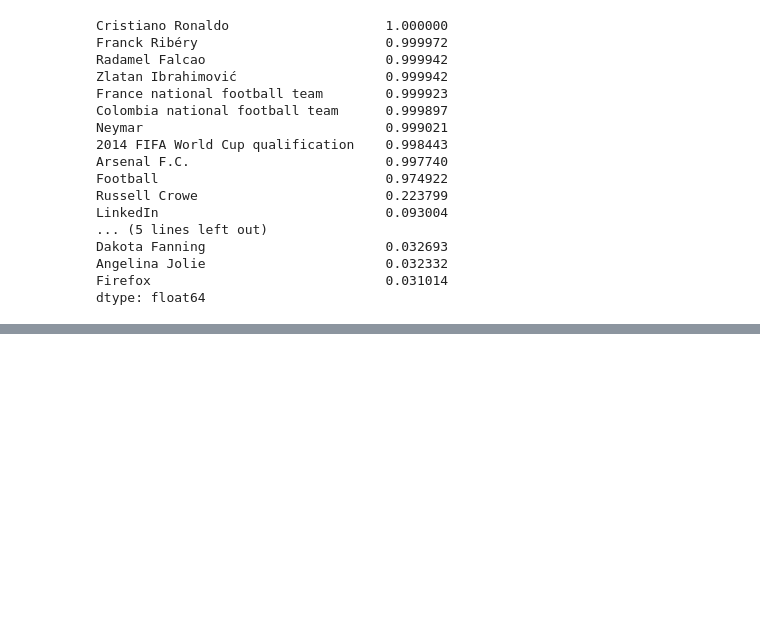
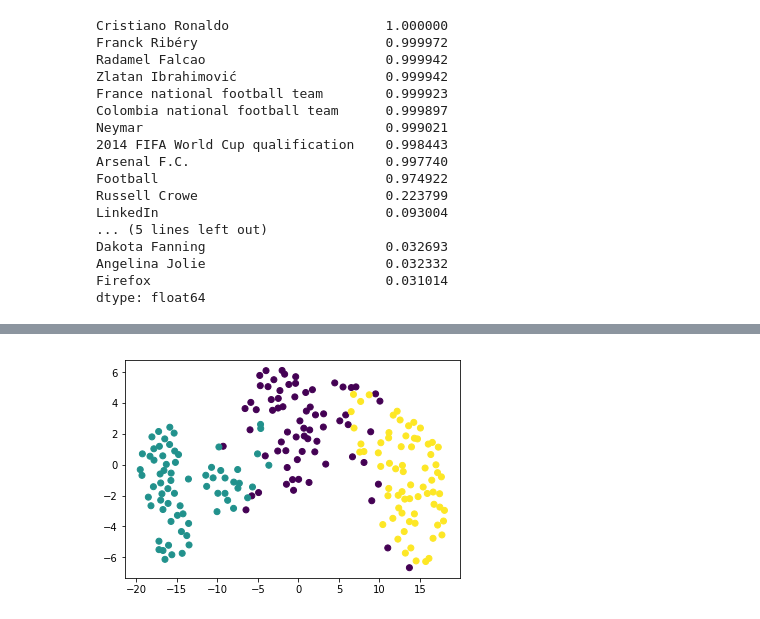
Before and after one commit to sushant2811/NLPandDeepLearning, a Jupyter notebook: unsupervisedAlgos.ipynb, the cells around one changed output, grey strips where cells are left out. Cells and saved outputs as stored; diff of their text form; code cells hidden in the pictures; blank space fills up the shorter version.

```diff
--- a/unsupervisedAlgos.ipynb
+++ b/unsupervisedAlgos.ipynb
@@ -466,0 +473,8 @@ dtype: float64
+# %%
+varietyNumbers = list(seeds.loc[:,7].values)
+# %%
+seeds.drop([7], axis = 'columns', inplace=True)
+# %%
+tsneModel = TSNE(learning_rate=50)
+# %%
+tsneFeatures = tsneModel.fit_transform(seeds)
@@ -466,0 +498,4 @@ dtype: float64
+# %%
+plt.scatter(tsneFeatures[:, 0], tsneFeatures[:, 1], c=varietyNumbers);
+# %% [output]
+[figure, added]
```
Also changed, not shown: parts of 6 cells of this notebook.
